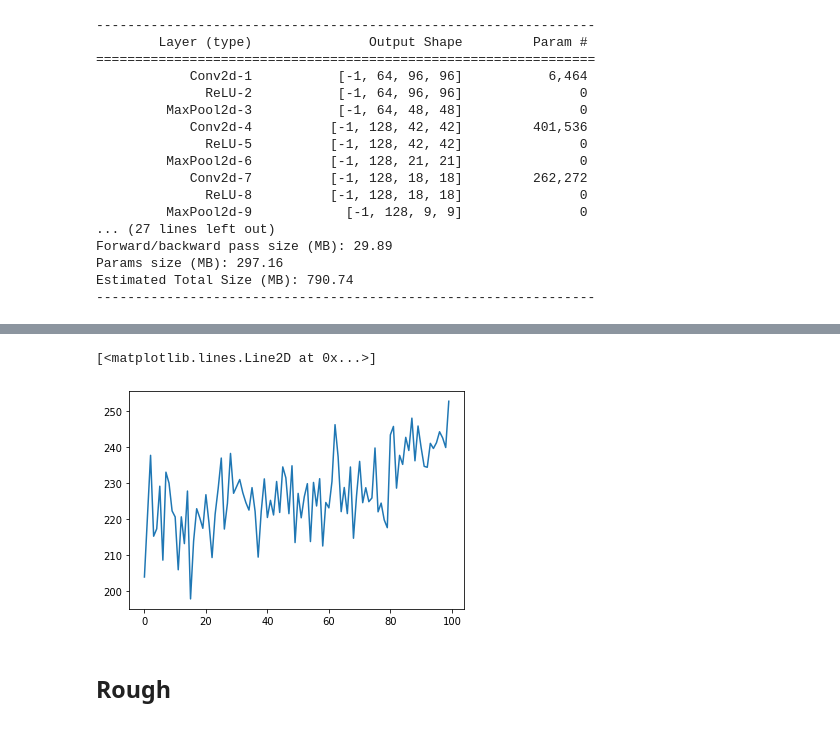
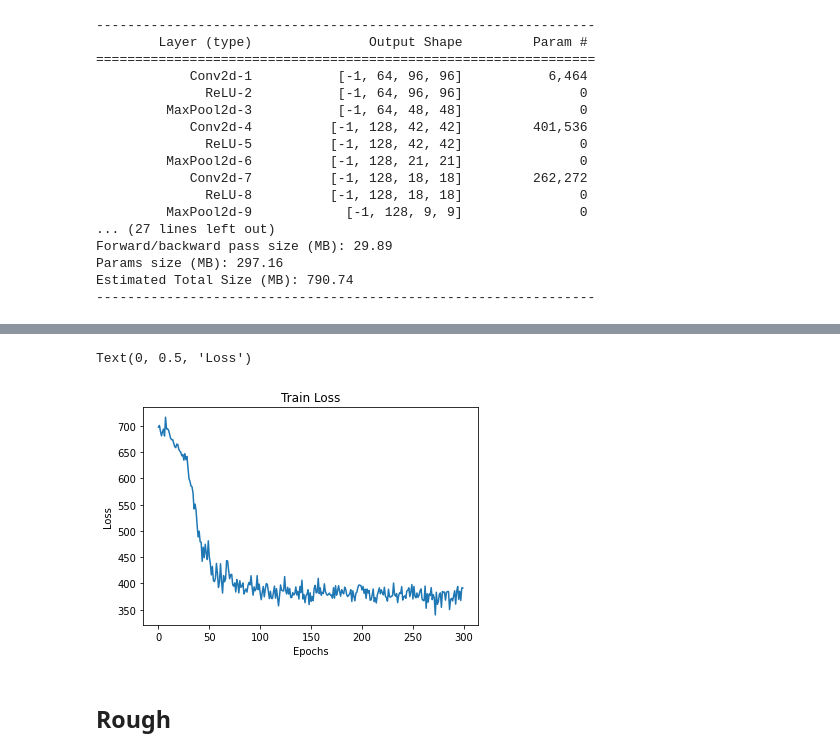
Before and after one commit to harshraj22/DeepLearning, a Jupyter notebook: implementations/SiameseNetwork/Siamese_Network.ipynb, the cells around one changed output, grey strips where cells are left out. Drawn from its saved outputs; the diff is of its cells as text; code cells hidden in the pictures.

Commit message:
added training with lr schedular

```diff
--- a/implementations/SiameseNetwork/Siamese_Network.ipynb
+++ b/implementations/SiameseNetwork/Siamese_Network.ipynb
@@ -167,7 +167,7 @@ class OmniglotDS(Dataset):
     self.std = 0.5329
     self.imgs = defaultdict(list)
 
-    self.data = [ds[i] for i in range(500)]
+    self.data = [ds[i] for i in range(1000)]
     for img, label in tqdm(self.data, desc='Iterating over omniglot'):
       self.imgs[label].append(img)
 
@@ -253,6 +255,10 @@ device = 'cuda' if torch.cuda.is_available() else 'cpu'
 criterian = nn.BCELoss()
 optimizer = Adam(model.parameters(), weight_decay=0.1)
 model = model.to(device)
+
+from torch.optim.lr_scheduler import StepLR
+
+scheduler = StepLR(optimizer, step_size=1, gamma=0.99)
 # %%
 summary(model, [(1, 105, 105), (1, 105, 105)])
 # %% [output]
@@ -280,5 +291,5 @@ Estimated Total Size (MB): 790.74
 # %%
-NUM_EPOCH = 100
+NUM_EPOCH = 300
 # %%
 losses = []
 
@@ -296,6 +307,7 @@ for epoch in tqdm(range(NUM_EPOCH), desc='Training...'):
     loss.backward()
     optimizer.step()
 
+  scheduler.step()
   losses.append(running_loss)
   print(f'Epoch: {epoch}, Loss: {running_loss:.2f}')
 # %% [output]
@@ -319,8 +331,11 @@ Epoch: 99, Loss: 252.74
-# %%
- plt.plot(losses)
-# %% [output]
-[<matplotlib.lines.Line2D at 0x...>]
-[figure, removed]
+# %%
+ plt.plot(losses)
+ plt.title('Train Loss')
+ plt.xlabel('Epochs')
+ plt.ylabel('Loss')
+# %% [output]
+Text(0, 0.5, 'Loss')
+[figure, added]
 # %% [markdown]
 ## Rough
 # %%
```
Also changed, not shown: parts of 5 cells of this notebook.
